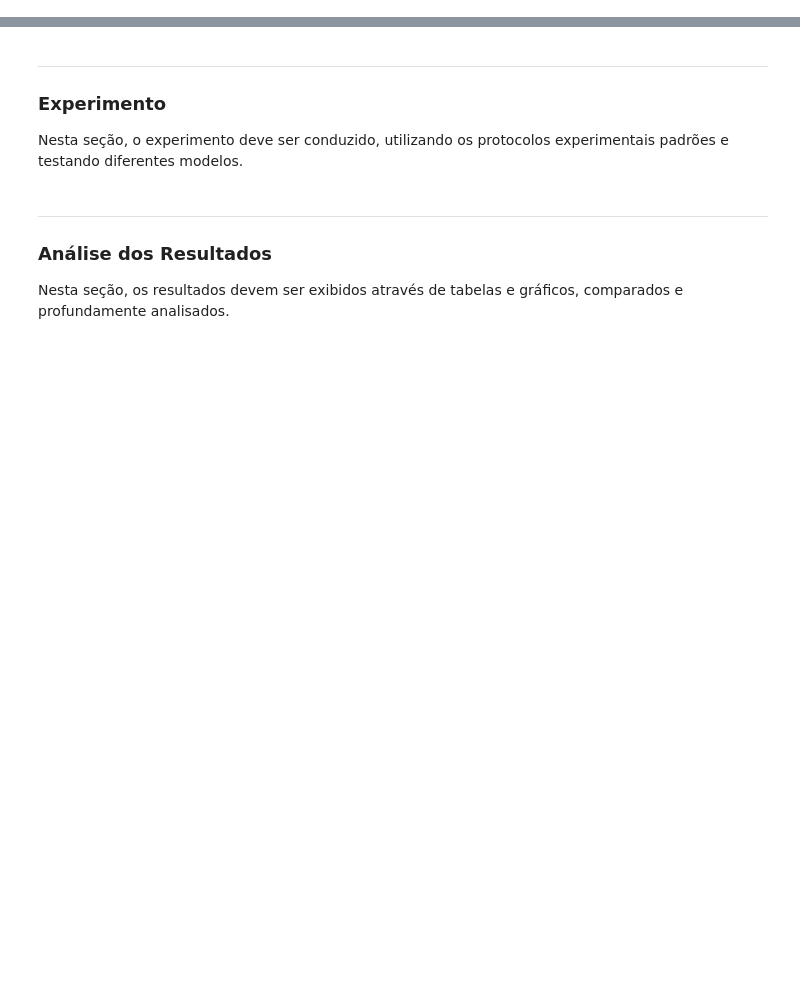
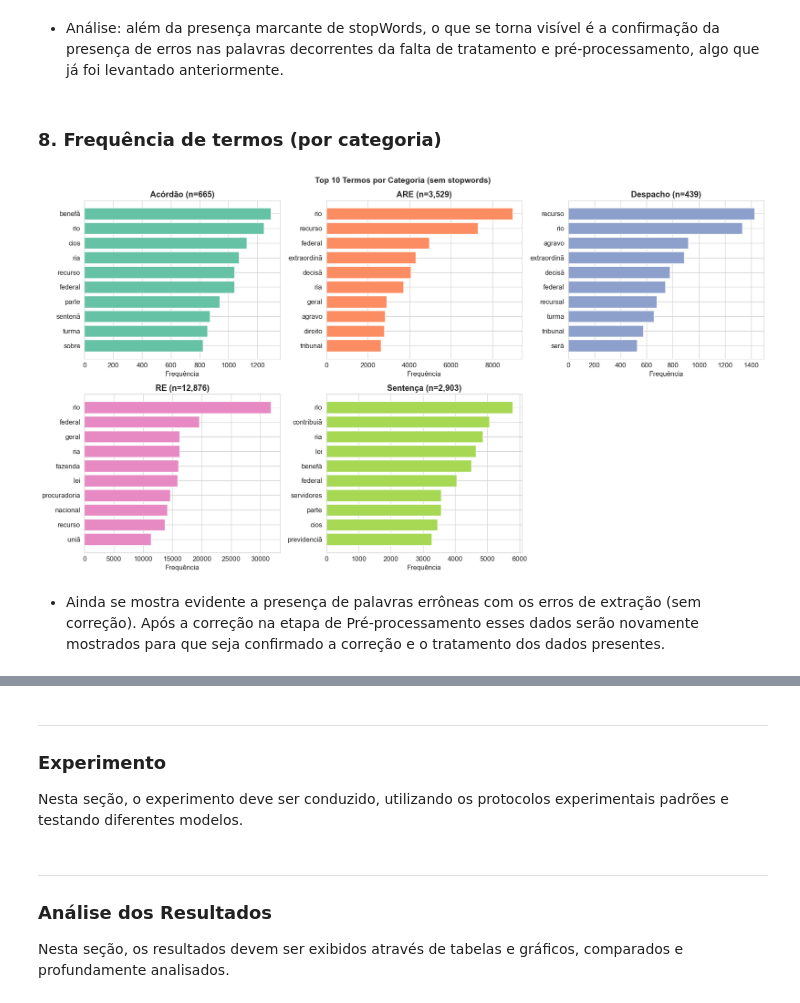
Before and after one commit to GBraga29/ProjetoPLN, a Jupyter notebook: implementacao/main.ipynb, the cells around one changed output, grey strips where cells are left out. Drawn from its saved outputs; the diff is of its cells as text; code cells hidden in the pictures; blank space fills up the shorter version.

```diff
--- a/implementacao/main.ipynb
+++ b/implementacao/main.ipynb
@@ -21,0 +241,11 @@ Nesta seção, deve ser feita a leitura da base de dados e todas as análises ne
+# %% [markdown]
+* Análise: além da presença marcante de stopWords, o que se torna visível é a confirmação da presença de erros nas palavras decorrentes da falta de tratamento e pré-processamento, algo que já foi levantado anteriormente.
+# %% [markdown]
+### 8. Frequência de termos (por categoria)
+# %%
+ae.plotar_top_termos_por_categoria(train_valid)
+# %% [output]
+[figure, added]
+# %% [markdown]
+* Ainda se mostra evidente a presença de palavras errôneas com os erros de extração (sem correção).
+Após a correção na etapa de Pré-processamento esses dados serão novamente mostrados para que seja confirmado a correção e o tratamento dos dados presentes.
```
Also changed, not shown: parts of 29 cells of this notebook, 8 other files.
